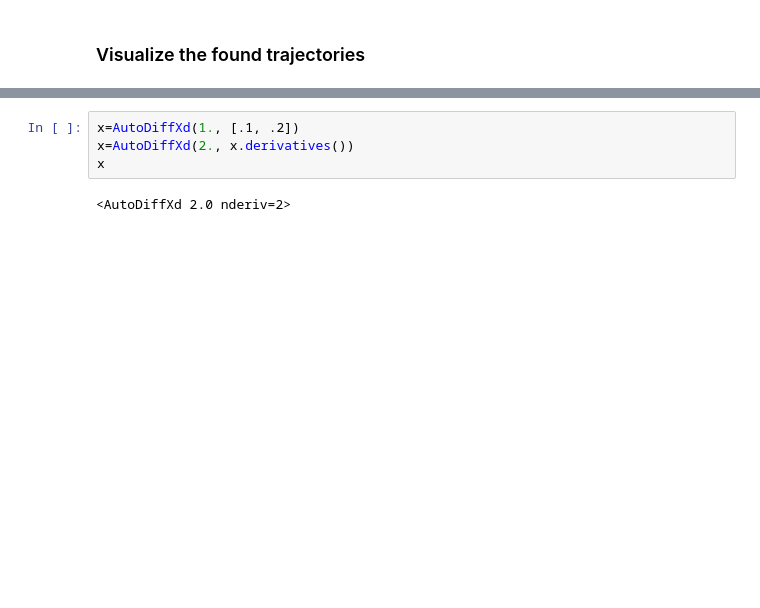
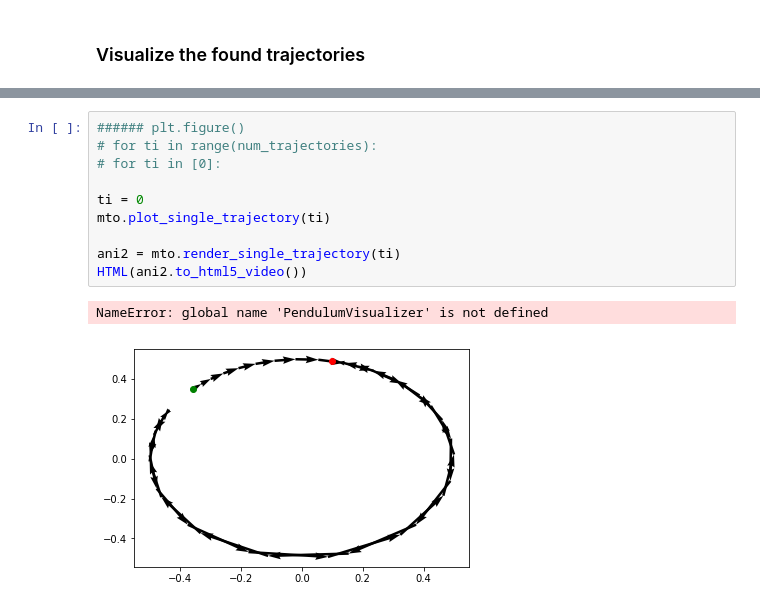
Before and after one commit to robert-verkuil/drake-pytorch, a Jupyter notebook: python/Real NN Constraint Testing.ipynb, the cells around one changed output, grey strips where cells are left out. Saved outputs shown, nothing was run; the diff lists cells and outputs as text; blank space fills up the shorter version.

```diff
--- a/python/Real NN Constraint Testing.ipynb
+++ b/python/Real NN Constraint Testing.ipynb
@@ -267,6 +224,13 @@ HTML(ani2.to_html5_video())
-# %%
-x=AutoDiffXd(1., [.1, .2])
-x=AutoDiffXd(2., x.derivatives())
-x
-# %% [output]
-<AutoDiffXd 2.0 nderiv=2>
+# %%
+###### plt.figure()
+# for ti in range(num_trajectories):
+# for ti in [0]:
+
+ti = 0
+mto.plot_single_trajectory(ti)
+
+ani2 = mto.render_single_trajectory(ti)
+HTML(ani2.to_html5_video())
+# %% [output]
+NameError: global name 'PendulumVisualizer' is not defined
+[figure, added]
```
Also changed, not shown: parts of 11 cells of this notebook, 1 other file.
